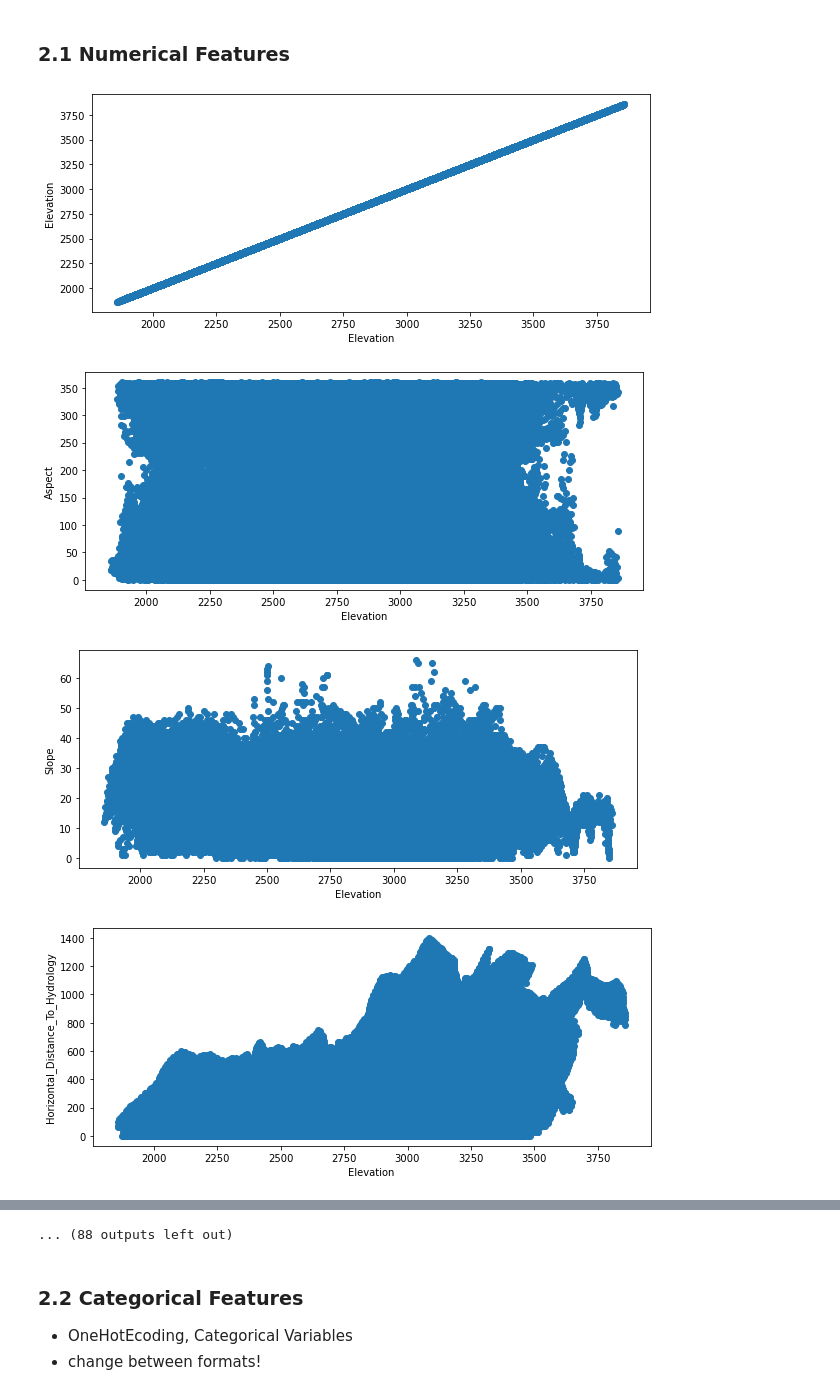
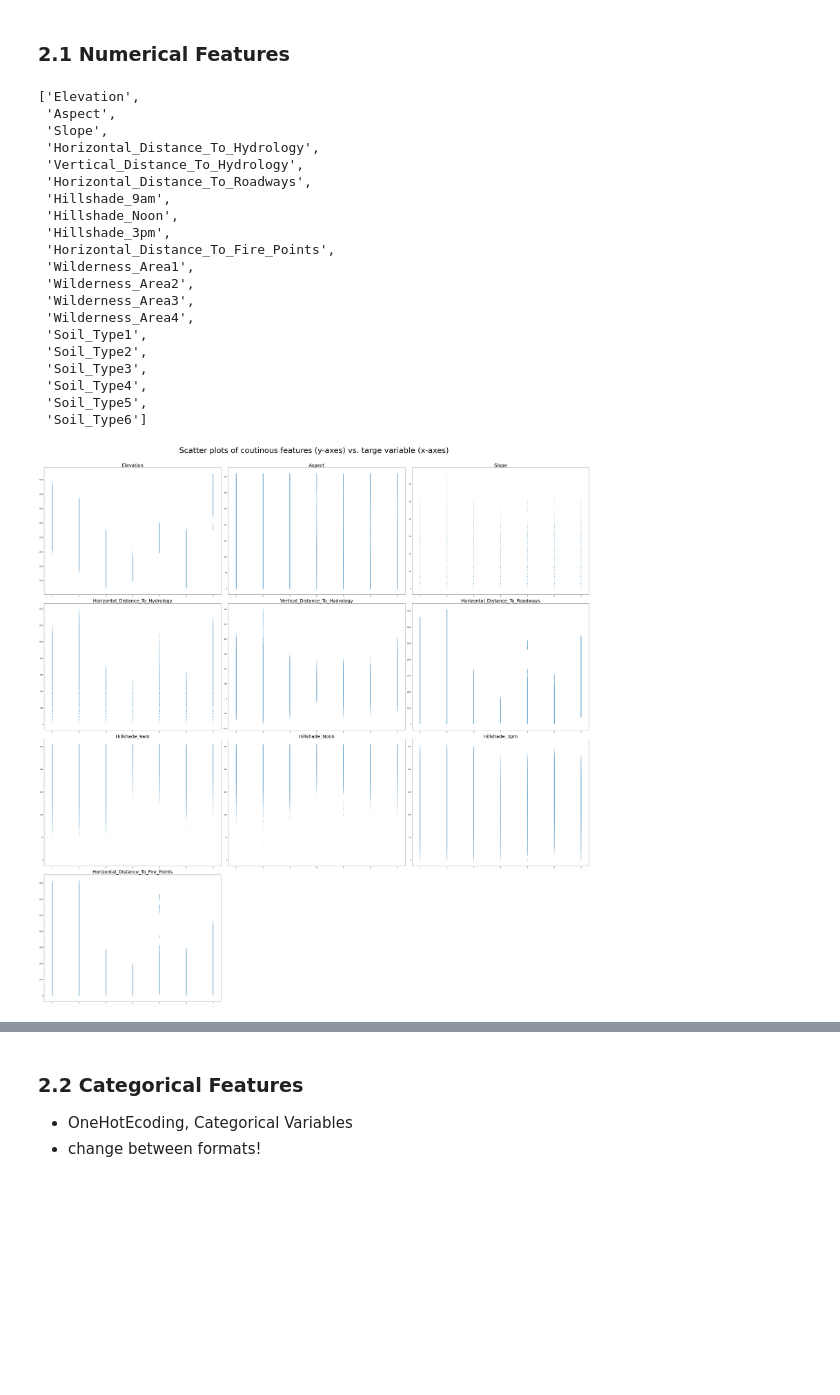
Before and after one commit to CorrelAid/correlaid-machine-learning-spring-school, a Jupyter notebook: notebooks/CorrelAid_ML_winterschool_05.ipynb, the cells around one changed output, grey strips where cells are left out. Saved outputs shown, nothing was run; the diff lists cells and outputs as text; code cells hidden in the pictures; blank space fills up the shorter version.

Commit message:
workshop 5, plots
added histogramms and scatter plots of features vs target
copied data file in notebook file for use in jupyter notebook

```diff
--- a/notebooks/CorrelAid_ML_winterschool_05.ipynb
+++ b/notebooks/CorrelAid_ML_winterschool_05.ipynb
@@ -13,7 +13,7 @@ import matplotlib.pyplot as plt
 ### 1. Load Data
 # %%
 # Read CSV data from working directory
-forest_data = pd.read_csv("covtype.csv")
+forest_data = pd.read_csv("data/covtype.csv")
 
 # Inspect first few rows of the data
 forest_data.head()
@@ -96,19 +140,65 @@ plt.show()
 ## add histograms or density plots of features
 # %% [markdown]
 ### 2.1 Numerical Features
+# %%
+col_names[0:20]
+# %% [output]
+['Elevation',
+ 'Aspect',
+ 'Slope',
+ 'Horizontal_Distance_To_Hydrology',
+ 'Vertical_Distance_To_Hydrology',
+ 'Horizontal_Distance_To_Roadways',
+ 'Hillshade_9am',
+ 'Hillshade_Noon',
+ 'Hillshade_3pm',
+ 'Horizontal_Distance_To_Fire_Points',
+ 'Wilderness_Area1',
+ 'Wilderness_Area2',
+ 'Wilderness_Area3',
+ 'Wilderness_Area4',
+ 'Soil_Type1',
+ 'Soil_Type2',
+ 'Soil_Type3',
+ 'Soil_Type4',
+ 'Soil_Type5',
+ 'Soil_Type6']
 # %%
 # Scatter Plot of numerical Features
+'''
 labels = forest_data.columns
 
+#fig = plt.figure(figsize=(15,15))
+c=1
 for l in range(10):
     for r in range(10):
-        plt.figure(figsize=(10, 4))
+        #plt.subplot(10,10,c)
+        #plt.figure(figsize=(10, 4))
         plt.scatter(forest_data.iloc[:,l].values, forest_data.iloc[:,r].values)
         plt.xlabel(labels[l])
         plt.ylabel(labels[r])
+        plt.tight_layout()
         plt.show();
+        c += 1
+
+#fig.suptitle('Histogramms of observations', x=0.5, y=1)
+#fig.tight_layout()
+#fig.show()
+'''
+# Scatter plots of the target variable vs. features
+features = np.arange(0, len(forest_data.transpose()))
+col_names = list(forest_data.columns)
+
+fig = plt.figure(figsize=(50,50))
+c=1
+for i in features[0:10]:
+    plt.subplot(4,3,c)
+    plt.scatter(forest_data.iloc[:,-1], forest_data.iloc[:,i], s=0.5)
+    plt.title(col_names[i], size=30)
+    c+=1
+
+fig.suptitle('Scatter plots of coutinous features (y-axes) vs. targe variable (x-axes)', x=0.5, y=1.01,size=50)
+fig.tight_layout()
+#fig.show()
 # %% [output]
-[figure, old version]
+[figure, new version]
-[figure, removed]
-[figure, removed]
-[figure, removed]
@@ -123,4 +205,3 @@ for l in range(10):
-... (88 outputs left out)
 # %% [markdown]
 ### 2.2 Categorical Features
 - OneHotEcoding, Categorical Variables
```
Also changed, not shown: parts of 4 cells of this notebook, 5 other files.
